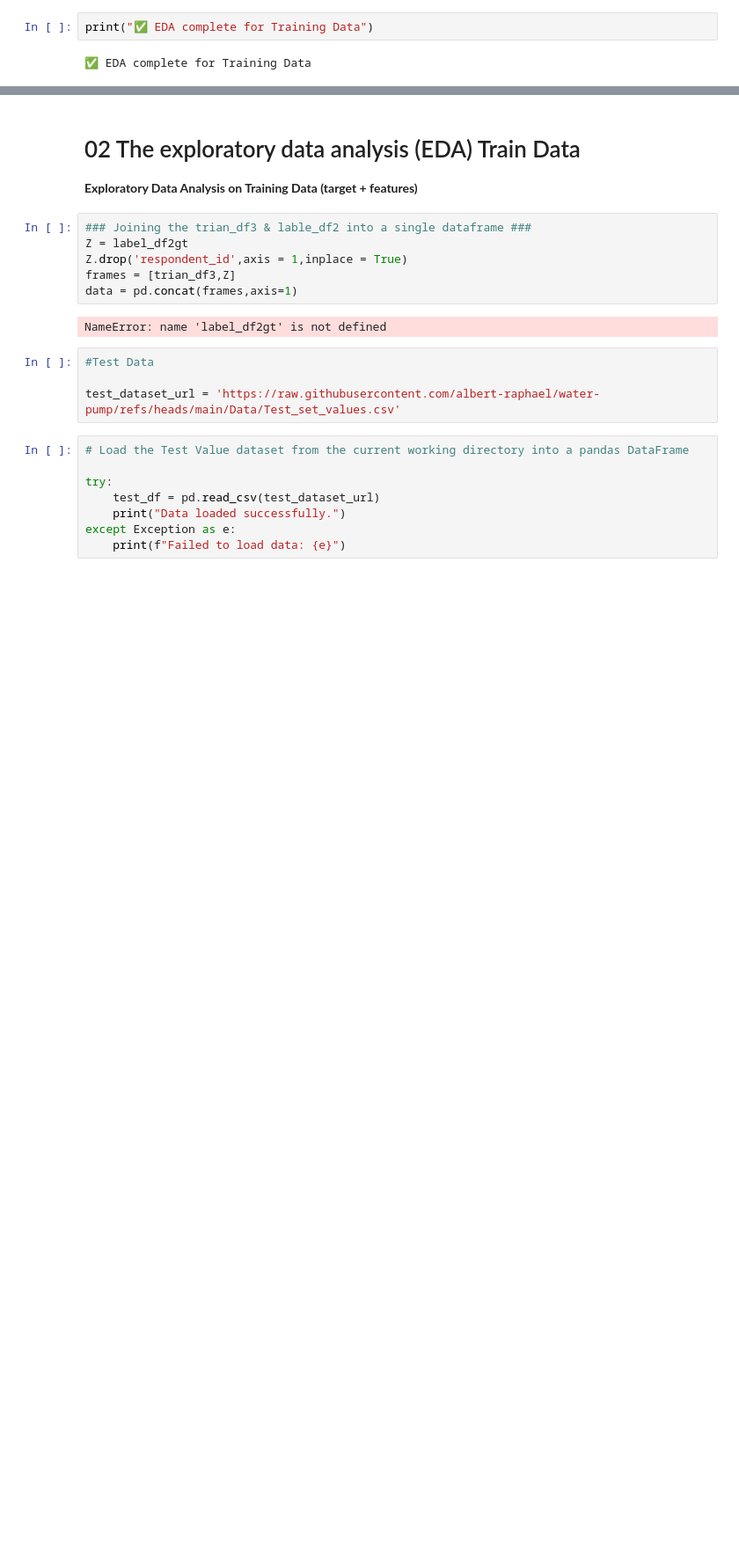
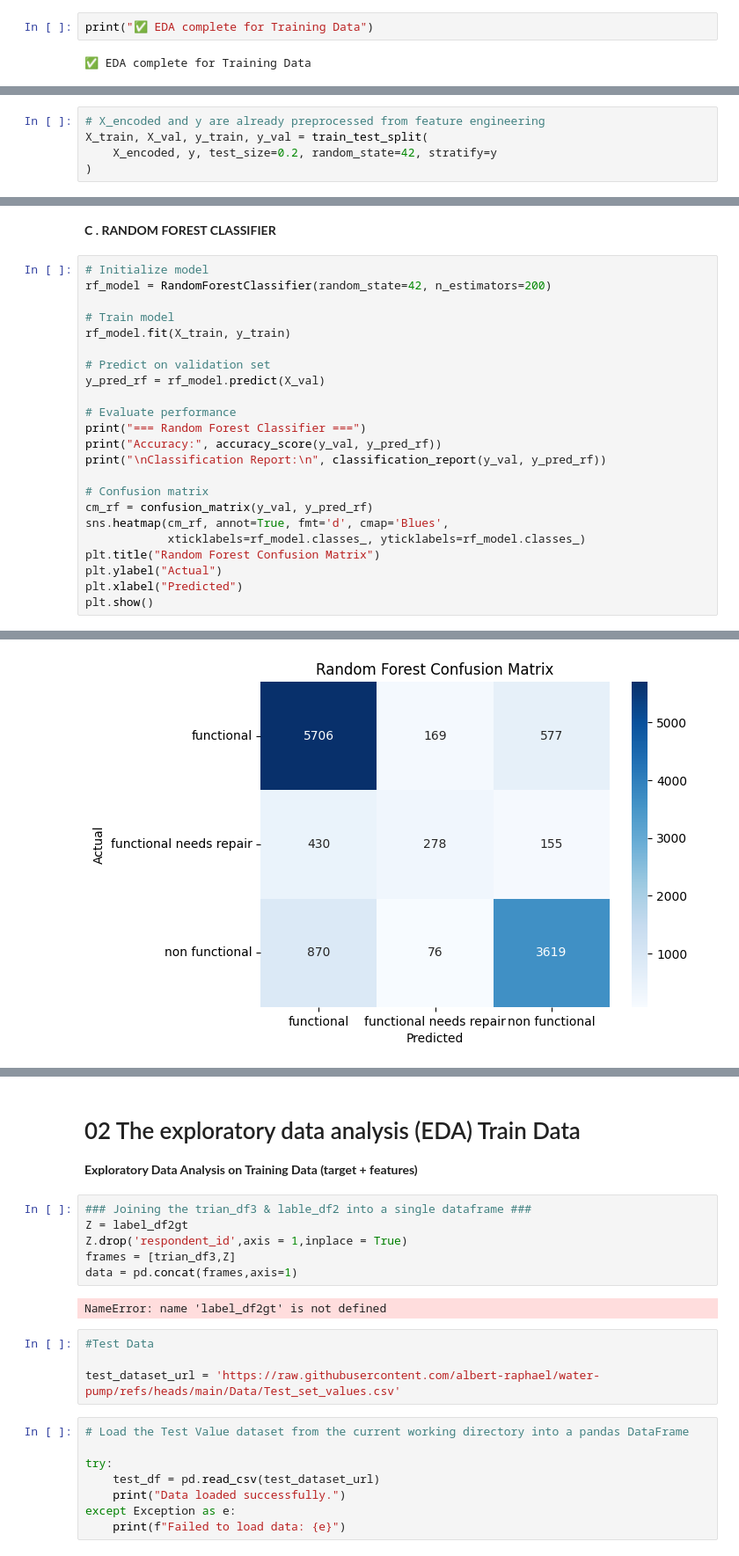
Before and after one commit to albert-raphael/water-pump, a Jupyter notebook: Notebooks/water-pump.ipynb, the cells around one changed output, grey strips where cells are left out. Shown at 88% size. Cells and saved outputs as stored; diff of their text form; blank space fills up the shorter version.

```diff
--- a/Notebooks/water-pump.ipynb
+++ b/Notebooks/water-pump.ipynb
@@ -723,0 +788,5 @@ END HERE: CONTINUE NEXT TIME
+# %%
+# X_encoded and y are already preprocessed from feature engineering
+X_train, X_val, y_train, y_val = train_test_split(
+    X_encoded, y, test_size=0.2, random_state=42, stratify=y
+)
@@ -723,0 +804,26 @@ END HERE: CONTINUE NEXT TIME
+# %% [markdown]
+**C . RANDOM FOREST CLASSIFIER**
+# %%
+# Initialize model
+rf_model = RandomForestClassifier(random_state=42, n_estimators=200)
+
+# Train model
+rf_model.fit(X_train, y_train)
+
+# Predict on validation set
+y_pred_rf = rf_model.predict(X_val)
+
+# Evaluate performance
+print("=== Random Forest Classifier ===")
+print("Accuracy:", accuracy_score(y_val, y_pred_rf))
+print("\nClassification Report:\n", classification_report(y_val, y_pred_rf))
+
+# Confusion matrix
+cm_rf = confusion_matrix(y_val, y_pred_rf)
+sns.heatmap(cm_rf, annot=True, fmt='d', cmap='Blues',
+            xticklabels=rf_model.classes_, yticklabels=rf_model.classes_)
+plt.title("Random Forest Confusion Matrix")
+plt.ylabel("Actual")
+plt.xlabel("Predicted")
+plt.show()
+# %% [output]
@@ -723,0 +843 @@ END HERE: CONTINUE NEXT TIME
+[figure, added]
```
Also changed, not shown: parts of 33 cells of this notebook.
